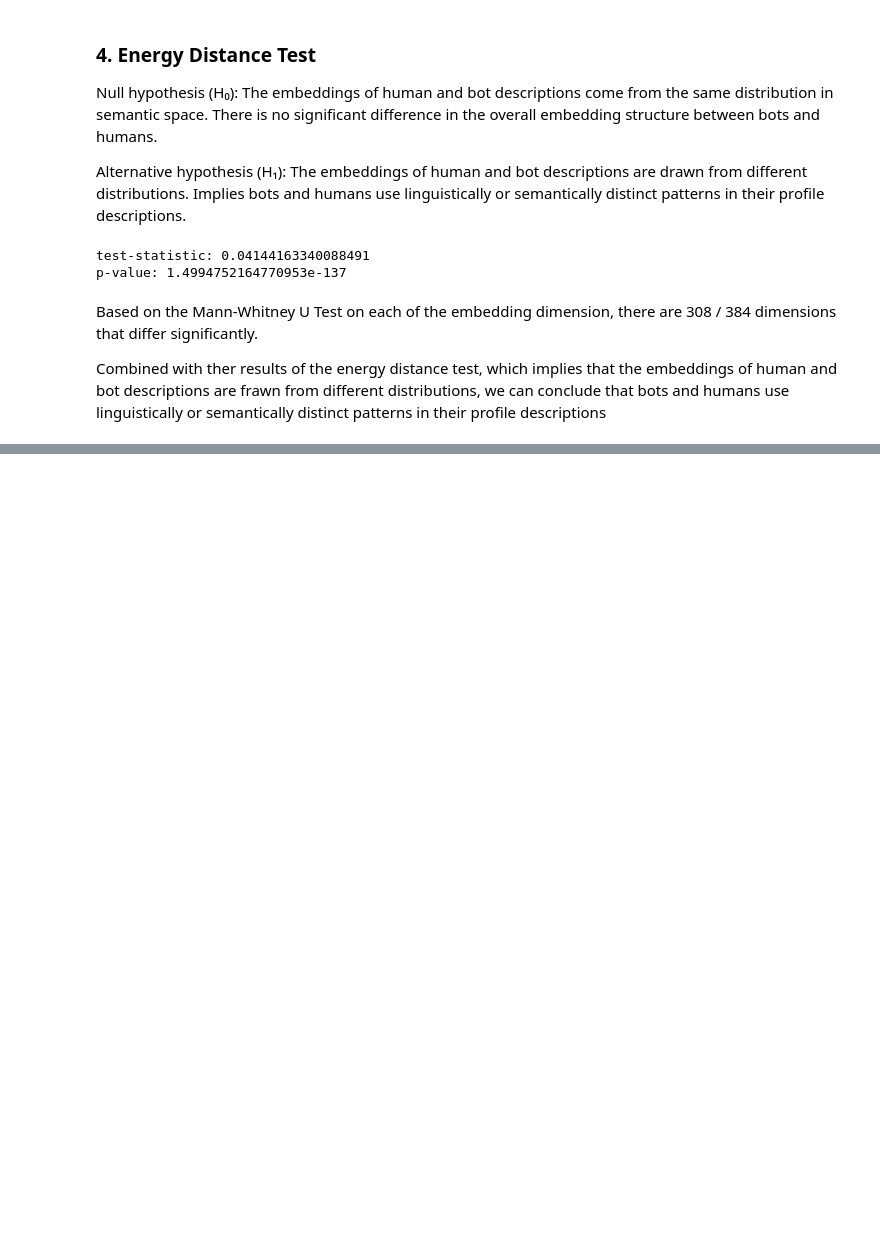
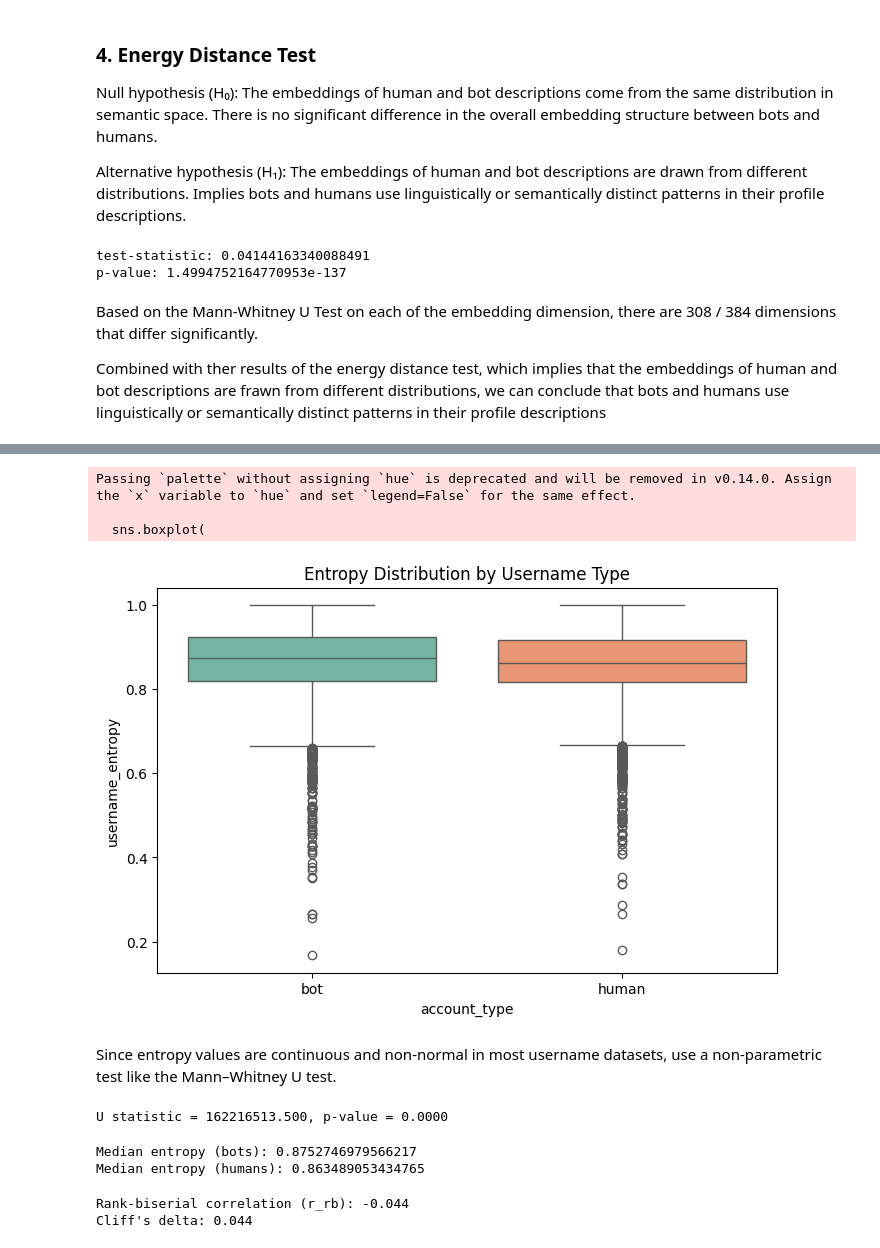
Before and after one commit to celneo7/DSA4263-Project-Twitter-Bots, a Jupyter notebook: notebooks/hypothesis.ipynb, the cells around one changed output, grey strips where cells are left out. Cells and saved outputs as stored; diff of their text form; code cells hidden in the pictures; blank space fills up the shorter version.

Commit message:
feat: username linguistic features analysis and output

```diff
--- a/notebooks/hypothesis.ipynb
+++ b/notebooks/hypothesis.ipynb
@@ -16,8 +16,8 @@ import seaborn as sns
 from sentence_transformers import SentenceTransformer
 from sklearn.feature_extraction.text import CountVectorizer
 # %%
-twitter_accounts_df = pd.read_csv("twitter_human_bots_dataset.csv", index_col=0)
-twitter_translated_embeddings_df = pd.read_csv("twitter_translated_embeddings.csv")
+twitter_accounts_df = pd.read_csv("../data/twitter_human_bots_dataset.csv", index_col=0)
+twitter_translated_embeddings_df = pd.read_csv("./data/twitter_translated_embeddings.csv")
 # %%
 twitter_accounts_df
 # %% [output]
@@ -406,0 +455,11 @@ Combined with ther results of the energy distance test, which implies that the e
+# %%
+
+# Apply to all usernames
+twitter_accounts_df['username_entropy'] = twitter_accounts_df['screen_name'].apply(calculate_entropy)
+
+# Display examples
+print("Examples of username entropy:")
+print("\nLow entropy (structured) usernames:")
+print(twitter_accounts_df.nsmallest(5, 'username_entropy')[['screen_name', 'username_entropy', 'account_type']])
+print("\nHigh entropy (random) usernames:")
+print(twitter_accounts_df.nlargest(5, 'username_entropy')[['screen_name', 'username_entropy', 'account_type']])
@@ -406,0 +489,46 @@ Combined with ther results of the energy distance test, which implies that the e
+# %%
+import seaborn as sns
+import matplotlib.pyplot as plt
+
+plt.figure(figsize=(8,5))
+sns.boxplot(
+    data=twitter_accounts_df,
+    x="account_type",
+    y="username_entropy",
+    palette="Set2"   # choose any: "Set2", "Paired", "Pastel1", "coolwarm", etc.
+)
+
+plt.title("Entropy Distribution by Username Type")
+plt.show()
+# %% [output]
+Passing `palette` without assigning `hue` is deprecated and will be removed in v0.14.0. Assign the `x` variable to `hue` and set `legend=False` for the same effect.
+
+  sns.boxplot(
+[figure, added]
+# %% [markdown]
+Since entropy values are continuous and non-normal in most username datasets, use a non-parametric test like the Mann–Whitney U test.
+# %%
+# Split into groups
+bots = twitter_accounts_df.loc[twitter_accounts_df["account_type"]=="bot", "username_entropy"]
+humans = twitter_accounts_df.loc[twitter_accounts_df["account_type"]=="human", "username_entropy"]
+
+# two-tailed test (alternative = 'two-sided')
+stat, p_value = mannwhitneyu(bots, humans, alternative="two-sided")
+print(f"U statistic = {stat:.3f}, p-value = {p_value:.4f}")
+# %% [output]
+U statistic = 162216513.500, p-value = 0.0000
+# %%
+print("Median entropy (bots):", bots.median())
+print("Median entropy (humans):", humans.median())
+# %% [output]
+Median entropy (bots): 0.8752746979566217
+Median entropy (humans): 0.863489053434765
+# %%
+n1, n2 = len(bots), len(humans)
+r_rb = 1 - (2 * stat) / (n1 * n2)
+delta = (2 * stat) / (n1 * n2) - 1
+print(f"Rank-biserial correlation (r_rb): {r_rb:.3f}")
+print(f"Cliff's delta: {delta:.3f}")
+# %% [output]
+Rank-biserial correlation (r_rb): -0.044
+Cliff's delta: 0.044
```
Also changed, not shown: parts of 26 cells of this notebook.
